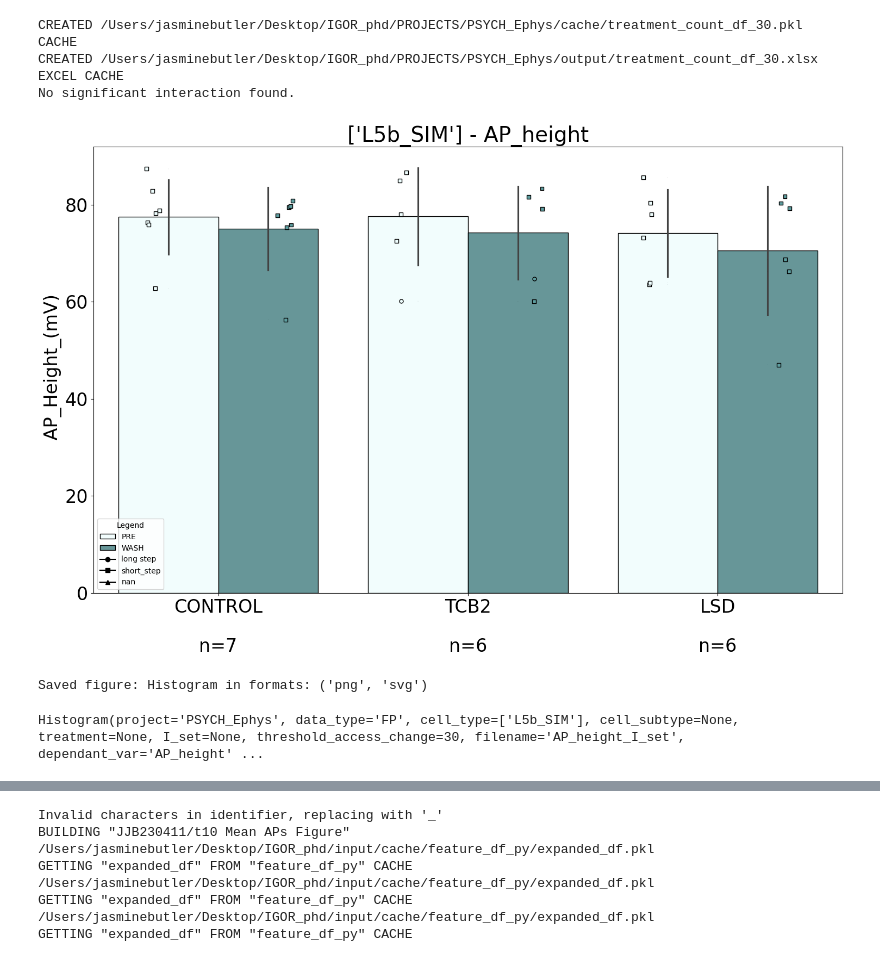
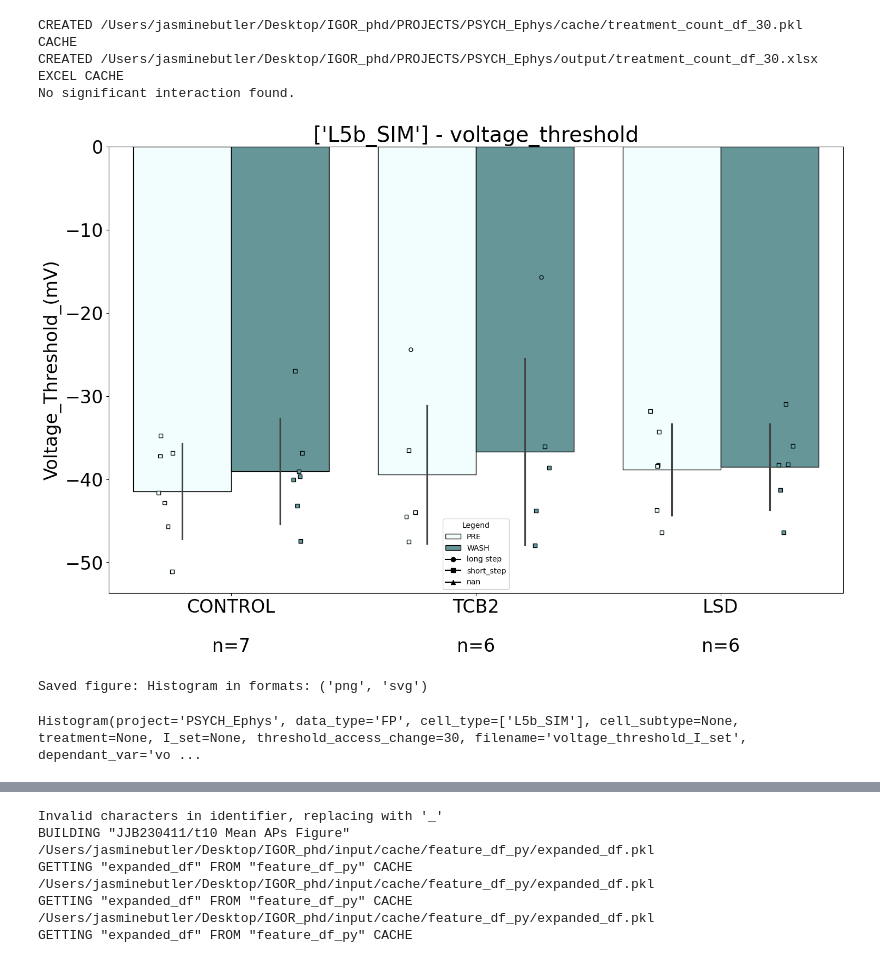
Before and after one commit to jjb-hub/IGOR_phd, a Jupyter notebook: RUN.ipynb, the cells around one changed output, grey strips where cells are left out. Saved outputs shown, nothing was run; the diff lists cells and outputs as text; code cells hidden in the pictures.

```diff
--- a/RUN.ipynb
+++ b/RUN.ipynb
@@ -40,28 +33,28 @@ df
 # %%
 from module.Figure import Histogram
 project="PSYCH_Ephys"
 
 #Dependant vairable options
 #APP : 'RMP', 'inputR', 'pAD_count', 'AP_count',
 #FP : 'AP_dvdt_max', 'AP_height', 'AP_latency', 'AP_peak_voltages', 'AP_slope', 'AP_width', 'FI_slope', 'max_firing', 'rheobased_threshold', 'sag', 'tau_rc', 'voltage_threshold'
 
 Histogram(project = project,
                      data_type = 'FP',
-                     dependant_var = 'AP_height',
+                     dependant_var = 'voltage_threshold',
                      cell_type = ['L5b_SIM'],
                     #  I_set = 'holding_I',
                      specify = 'I_set',
                     #  treatment = ['LSD', 'TCB2','CONTROL'],
                     threshold_access_change=30,
                     n_minimum=2,
                      )
 # %% [output]
 CREATED /Users/jasminebutler/Desktop/IGOR_phd/PROJECTS/PSYCH_Ephys/cache/treatment_count_df_30.pkl CACHE
 CREATED /Users/jasminebutler/Desktop/IGOR_phd/PROJECTS/PSYCH_Ephys/output/treatment_count_df_30.xlsx EXCEL CACHE
 No significant interaction found.
-[figure, old version]
+[figure, new version]
 Saved figure: Histogram in formats: ('png', 'svg')
-Histogram(project='PSYCH_Ephys', data_type='FP', cell_type=['L5b_SIM'], cell_subtype=None, treatment=None, I_set=None, threshold_access_change=30, filename='AP_height_I_set', dependant_var='AP_height' ...
+Histogram(project='PSYCH_Ephys', data_type='FP', cell_type=['L5b_SIM'], cell_subtype=None, treatment=None, I_set=None, threshold_access_change=30, filename='voltage_threshold_I_set', dependant_var='vo ...
 # %%
 from module.Figure import Application
 project="PSYCH_Ephys"
```
Also changed, not shown: parts of 4 cells of this notebook, 2 other files.
